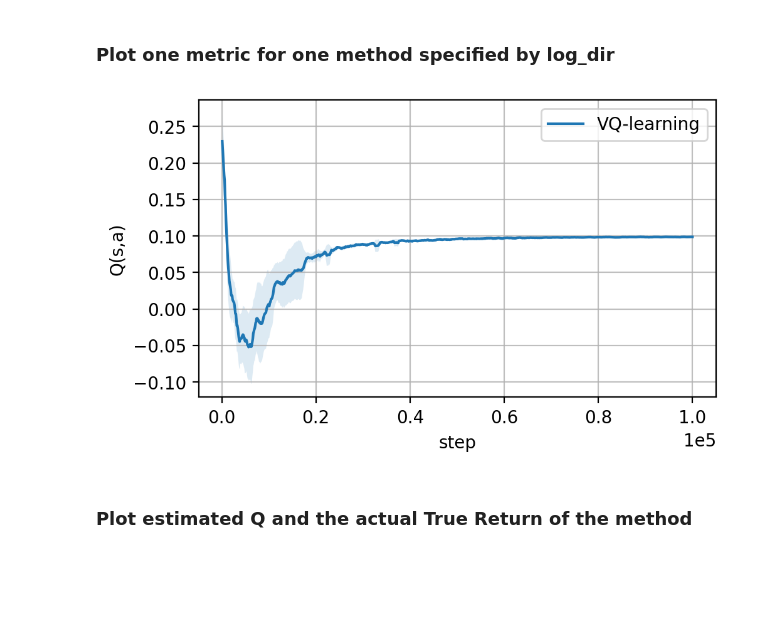
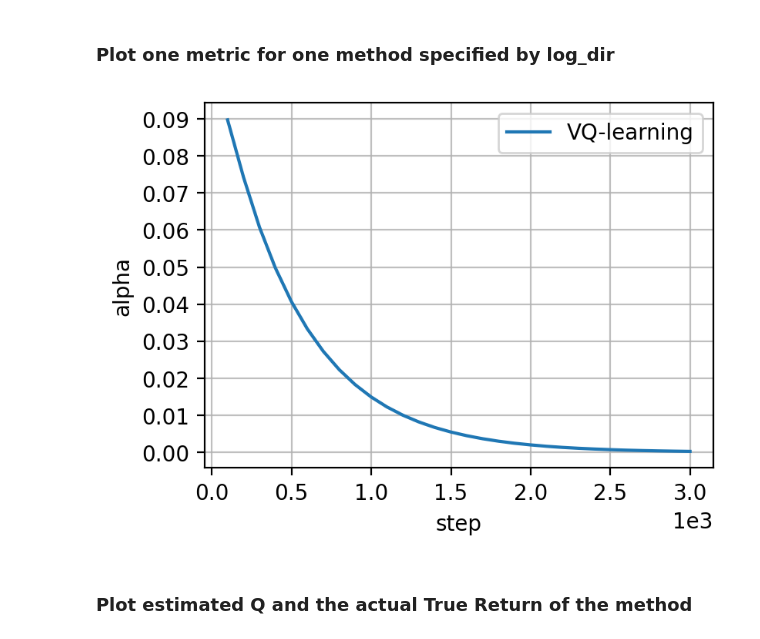
Before and after one commit to xy9485/DVQN_RL, a Jupyter notebook: gridworld/two_room.ipynb, the cells around one changed output. Cells and saved outputs as stored; diff of their text form; code cells hidden in the pictures; blank space fills up the shorter version.

Commit message:
3x3 gridworld from DoubleQ-learning; toy_mdp code improve; add export_from_wandb.py

```diff
--- a/gridworld/two_room.ipynb
+++ b/gridworld/two_room.ipynb
@@ -71,19 +211,22 @@ print(env._max_episode_steps)
 # %%
 from run import run_experiment
 
-algo_names = [
-    'Q-learning',
-    'VQ-learning',
-    'DoubleQ-learning',
-    'SARSA',
-    "ExpectedSARSA"
-    ]
+algo_names = ["Q-learning", "VQ-learning", "DoubleQ-learning", "SARSA", "ExpectedSARSA"]
+# algo_names = ["Q-learning", "DoubleQ-learning"]
 log_dirs = []
 for algo_name in algo_names:
-    log_dir = run_experiment(algo_name, n_repeat=20, total_steps=100000)
+    config["algo_name"] = algo_name
+    log_dir = run_experiment(MDP, config, n_repeat=41)
     # more hyperparameters to be set within run_experiment
     print(f"{algo_name} done!")
     print(log_dir)
     log_dirs.append(log_dir)
+
+def remove_last_path_component(path):
+    """Remove the last component from a path string."""
+    components = path.split('/')
+    return '/'.join(components[:-1])
+parent_log_dir = remove_last_path_component(log_dirs[0])
+print("parent_log_dir: ", parent_log_dir)
 # %% [output]
 Q-learning done!
@@ -141,21 +573,23 @@ plot_metric(log_path, key_name, value_name, x_label, y_label, label_name=label_n
 # %%
 algo_name = "VQ-learning"
 log_dir = log_dirs[algo_names.index(algo_name)]
 key_name = "step"
-value_name = "Q(s,a)"
+# value_name = "Q(s,a)"
 # value_name = "maxQ"
 # value_name = "eps"
+value_name = "alpha"
 # value_name = "temperature"
+smooth = 1
 x_label = key_name
 y_label = value_name
 label_name = algo_name
 # log_path = os.path.join(log_dir, "episodic.log")
 log_path = os.path.join(log_dir, "avg_meter.log")
 save_path = os.path.join(log_dir, f"step-{value_name}.png")
 
-plot_metric(log_path, key_name, value_name, x_label, y_label, label_name=label_name, interpolate=True, smooth=10, max_key=True, save_path=save_path)
+plot_metric(log_path, key_name, value_name, x_label, y_label, label_name=label_name, interpolate=True, smooth=smooth, max_key=True, save_path=save_path)
 # %% [output]
-[figure, old version]
+[figure, new version]
 # %% [markdown]
 ### Plot estimated Q and the actual True Return of the method
 # %%
```
Also changed, not shown: parts of 35 cells of this notebook, 7 other files.
